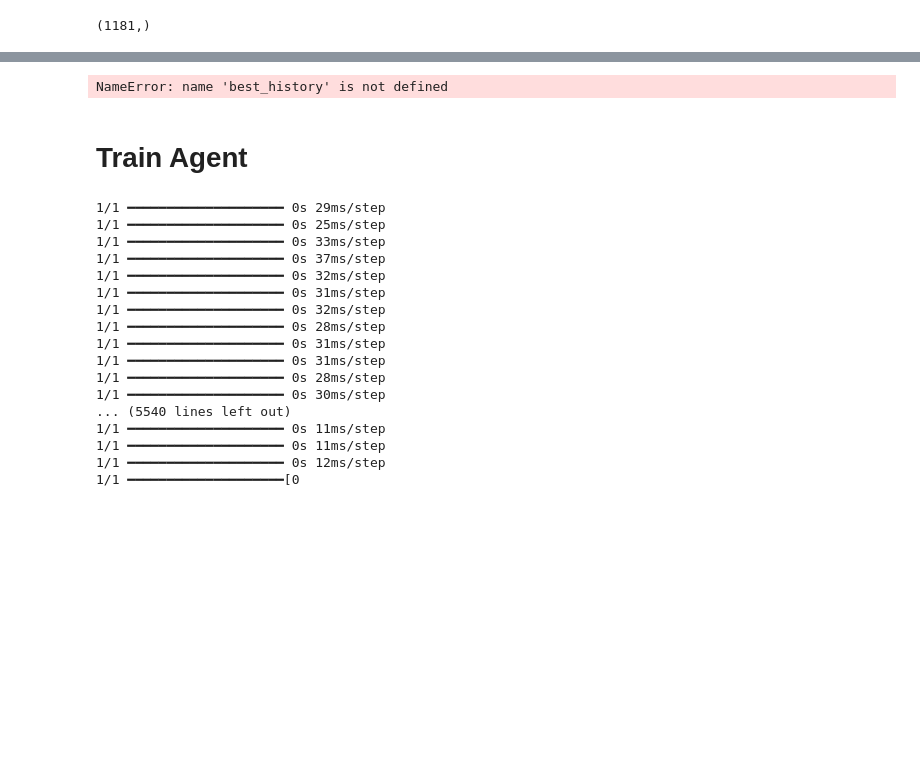
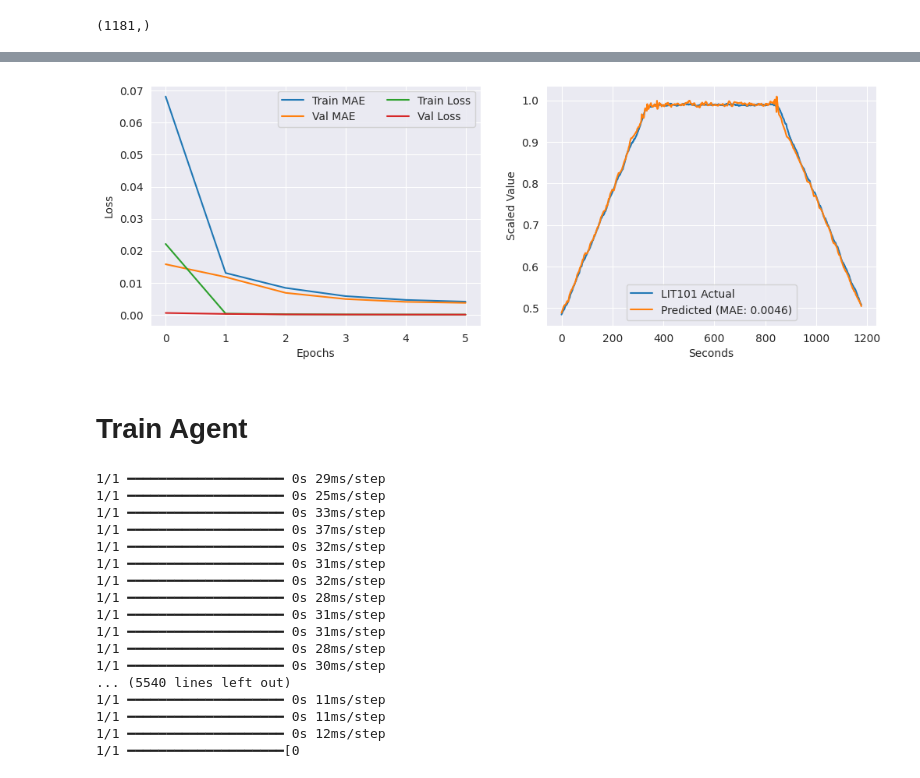
Before and after one commit to lozferatu/MSc-Project, a Jupyter notebook: final_code/optimum_single_output.ipynb, the cells around one changed output, grey strips where cells are left out. Drawn from its saved outputs; the diff is of its cells as text; code cells hidden in the pictures; blank space fills up the shorter version.

```diff
--- a/final_code/optimum_single_output.ipynb
+++ b/final_code/optimum_single_output.ipynb
@@ -396,15 +417,15 @@ def build_best_model(tuner):
     model: Keras model
 
     '''
-    #best_hps = tuner.get_best_hyperparameters(num_trials=1)[0]
+    best_hps = tuner.get_best_hyperparameters(num_trials=1)[0]
 
-    #lstm_units = best_hps.values['lstm_units']
-    #dense_units = best_hps.values['dense_units']
-    #learning_rate = best_hps.values['learning_rate']
+    lstm_units = best_hps.values['lstm_units']
+    dense_units = best_hps.values['dense_units']
+    learning_rate = best_hps.values['learning_rate']
     window_size = 20
-    lstm_units = 80
-    dense_units = 48
-    learning_rate = 1.8345582484066496e-05
+    #lstm_units = 80
+    #dense_units = 48
+    #learning_rate = 1.8345582484066496e-05
 
     # Define the model
     model = Sequential()
@@ -451,5 +464,5 @@ Label shape:  (32,)
 # %%
-swat_lstm_lit101 = build_best_model("tuner")
+swat_lstm_lit101 = build_best_model(tuner)
 # %%
 
 # Train the model using the already windowed dataset
@@ -707,50 +799,56 @@ Mean Absolute Error: 0.005758690597428448
 # %%
-# Assuming `history` is the output from model.fit()
+history_1_dict = history.history
 
-history_1_dict = best_history.history
-
-
-# Plot training & validation loss
 plt.figure(figsize=(12, 4))
 
-# Plot loss
 plt.subplot(1, 2, 1)
 
 if 'mae' in history_1_dict:
     plt.plot(history_1_dict['mae'], label='Train MAE')
 if 'val_mae' in history_1_dict:
     plt.plot(history_1_dict['val_mae'], label='Val MAE')
 
 if 'loss' in history_1_dict:
     plt.plot(history_1_dict['loss'], label='Train Loss')
 if 'val_loss' in history_1_dict:
     plt.plot(history_1_dict['val_loss'], label='Val Loss')
 
 plt.xlabel('Epochs')
 plt.ylabel('Loss')
 plt.legend(ncol=2)
 
-# Plot accuracy (if available)
+# Plot accuracy
 plt.subplot(1, 2, 2)
 
-plt.plot(df_actual['LIT101'], label='Actual')
-plt.plot(df_predictions['LIT101'], label='Predicted')
+actual = df_actual['LIT101'].to_list()
+predictions = df_predictions['LIT101'].to_list()
 
-mae = np.mean(np.abs(df_predictions['LIT101'] - df_actual['LIT101']))
+actual_trim = np.array(actual[:-3])
+predictions_trim = np.array(predictions[3:])
+
+
+#plt.plot(df_actual['LIT101'].iloc[:], label='Actual')
+#plt.plot(df_predictions['LIT101'], label='Predicted')
+
+plt.plot(actual_trim, label='Actual')
+plt.plot(predictions_trim, label='Predicted')
+
+#mae = np.mean(np.abs(df_predictions['LIT101'] - df_actual['LIT101']))
+mae = np.mean(np.abs(predictions_trim - actual_trim))
 plt.legend([f'LIT101 Actual', f'Predicted (MAE: {mae:.4f})'])
 
 
 plt.xlabel('Seconds')
 plt.ylabel('Scaled Value')
 
 # Show the plots
 #plt.tight_layout()
 
 # Save the plot to a file (e.g., "plot.png")
-plt.savefig('/home/loz/MSc/MSc_Project/Write_Up/Charts/LSTM_Eval.jpeg')
+plt.savefig('/home/loz/MSc/MSc_Project/Write_Up/Charts/lit101_only_dnn.jpeg')
 plt.show()
 # %% [output]
-NameError: name 'best_history' is not defined
+[figure, added]
 # %% [markdown]
 # Train Agent
 # %%
```
Also changed, not shown: parts of 42 cells of this notebook, 9 other files.
